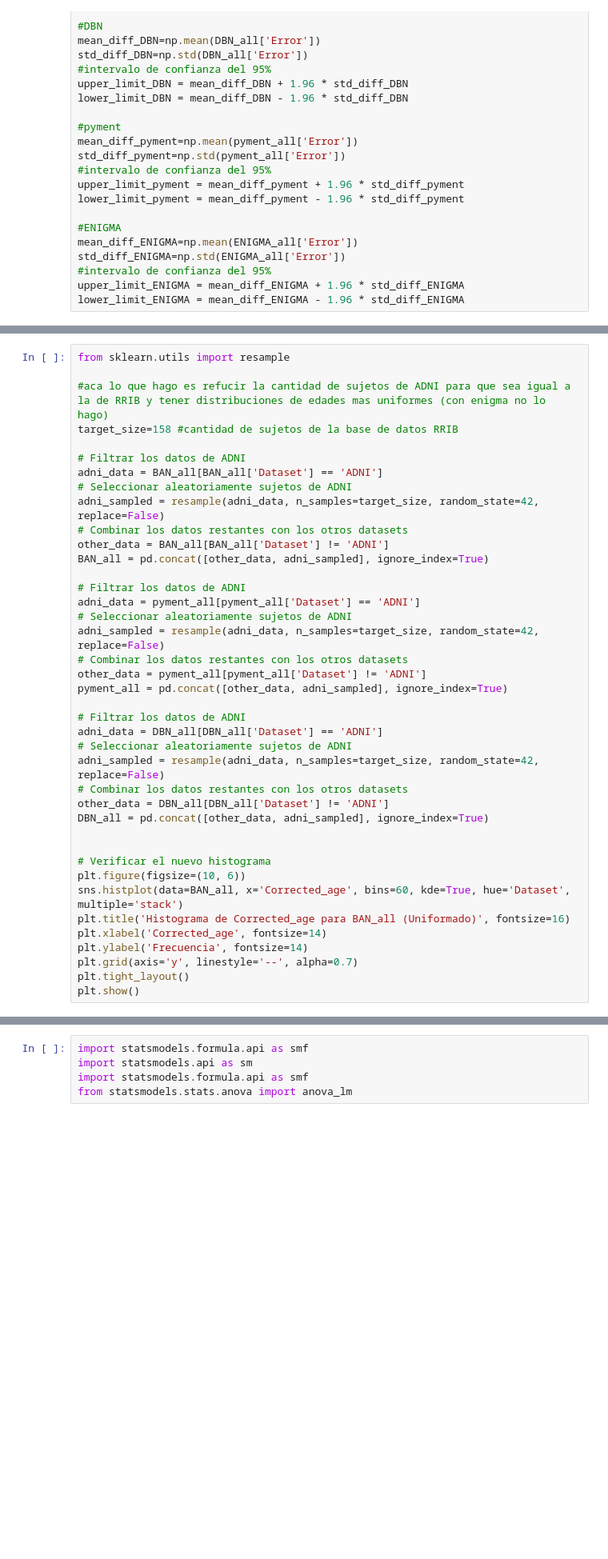
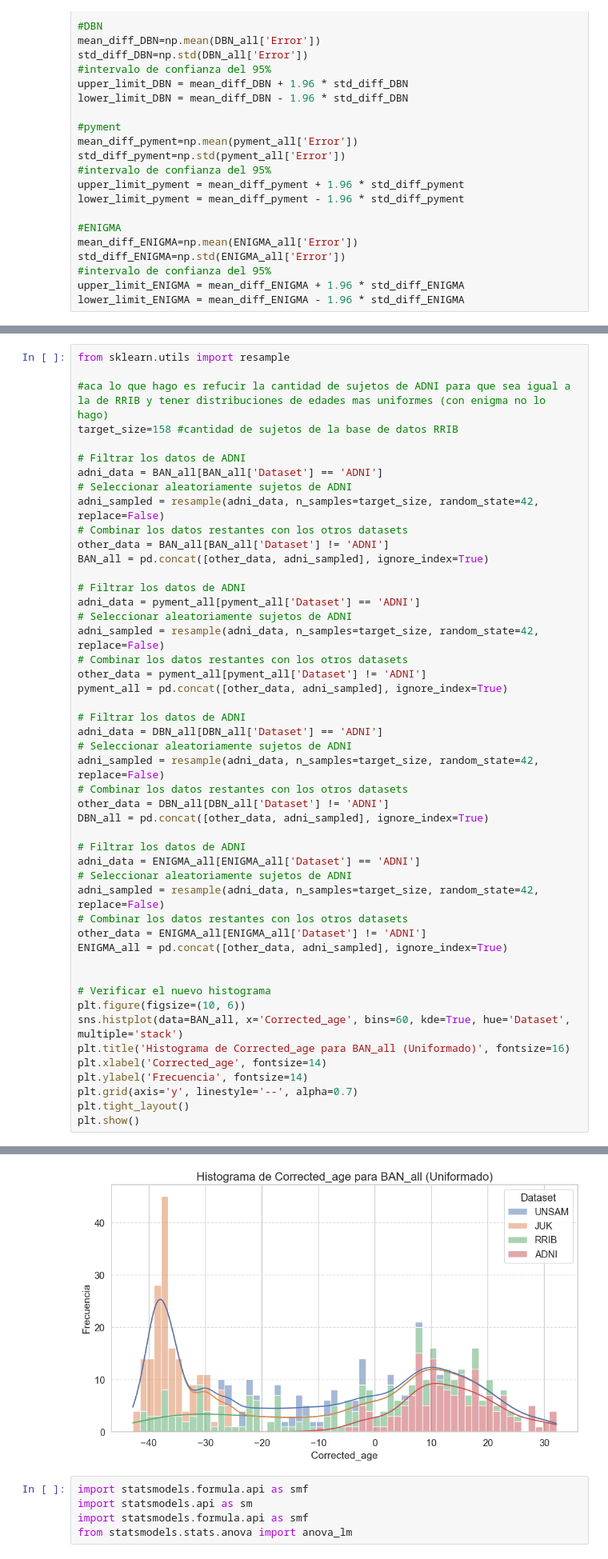
Before and after one commit to mabelzunce/brainage-models-benchmark, a Jupyter notebook: results/bland-altman.ipynb, the cells around one changed output, grey strips where cells are left out. Shown at 80% size. Cells and saved outputs as stored; diff of their text form; blank space fills up the shorter version.

```diff
--- a/results/bland-altman.ipynb
+++ b/results/bland-altman.ipynb
@@ -728,6 +352,14 @@ adni_sampled = resample(adni_data, n_samples=target_size, random_state=42, repla
 other_data = DBN_all[DBN_all['Dataset'] != 'ADNI']
 DBN_all = pd.concat([other_data, adni_sampled], ignore_index=True)
 
+# Filtrar los datos de ADNI
+adni_data = ENIGMA_all[ENIGMA_all['Dataset'] == 'ADNI']
+# Seleccionar aleatoriamente sujetos de ADNI
+adni_sampled = resample(adni_data, n_samples=target_size, random_state=42, replace=False)
+# Combinar los datos restantes con los otros datasets
+other_data = ENIGMA_all[ENIGMA_all['Dataset'] != 'ADNI']
+ENIGMA_all = pd.concat([other_data, adni_sampled], ignore_index=True)
+
 
 # Verificar el nuevo histograma
 plt.figure(figsize=(10, 6))
@@ -743,3 +374,4 @@ ModuleNotFoundError: No module named 'sklearn'
+[figure, added]
 # %%
 import statsmodels.formula.api as smf
 import statsmodels.api as sm
```
Also changed, not shown: parts of 30 cells of this notebook.
